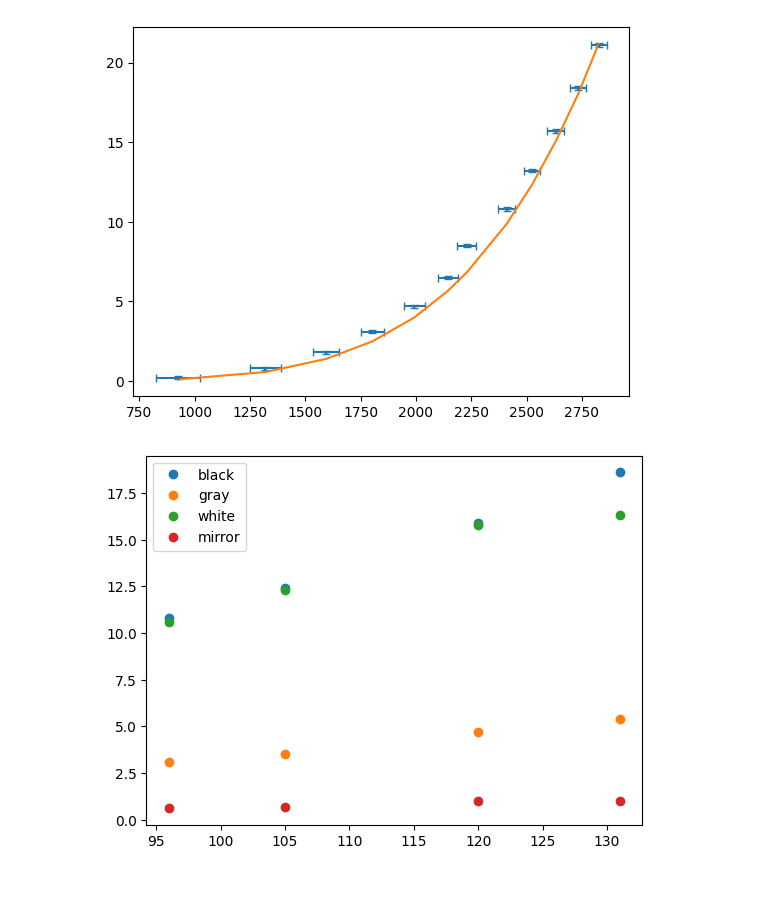
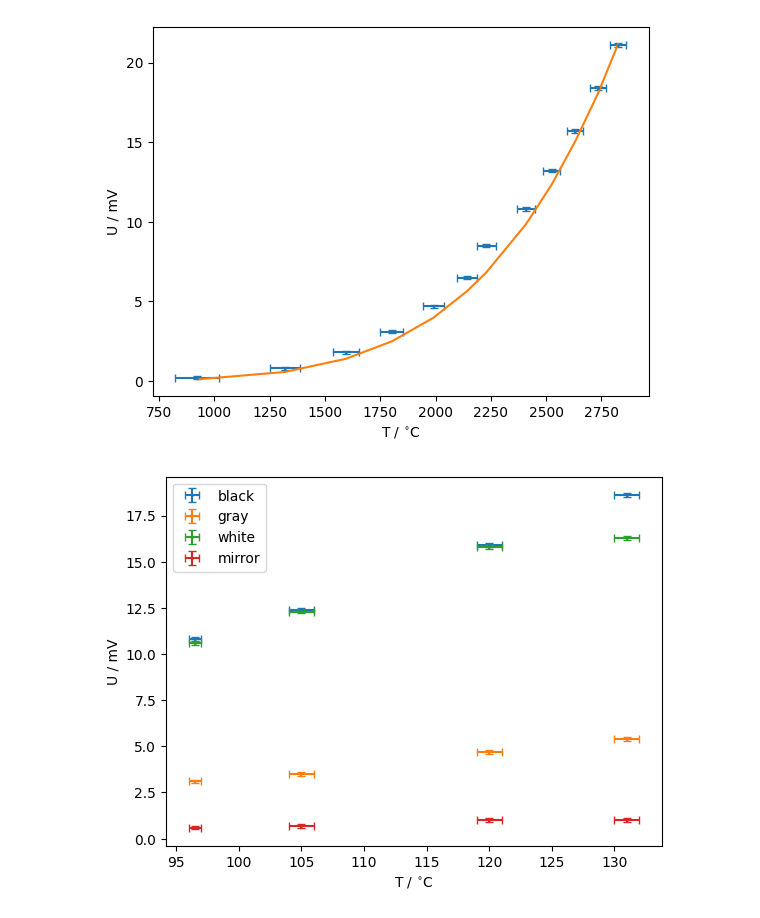
Before and after one commit to Joliv3r/Lab_Varmestraaling, a Jupyter notebook: code/data.ipynb, the cells around one changed output. Cells and saved outputs as stored; diff of their text form; code cells hidden in the pictures; blank space fills up the shorter version.

Commit message:
finished error analysis

```diff
--- a/code/data.ipynb
+++ b/code/data.ipynb
@@ -58,20 +58,25 @@ dT = [dtemp(k[1], k[2]) for k in data]
 
 plt.errorbar(T, mV, fmt='o', xerr=dT, yerr=dV, capsize=3, markersize=1)
 plt.plot(T, I)
+plt.xlabel('T / $^{\circ}$C')
+plt.ylabel('U / mV')
 plt.savefig('SB_lamp.pdf')
 plt.show()
 # %% [output]
-[figure, old version]
+[figure, new version]
 # %%
 data = np.loadtxt('LC.csv', delimiter=',', dtype=float, skiprows=1)
 
 T = [k[5] for k in data]
+err = [k[6] for k in data]
 
 for i, color in zip(range(4), ['black', 'gray', 'white', 'mirror']):
-    plt.plot(T, [k[i] for k in data], 'o', label=color)
+    plt.errorbar(T, [k[i] for k in data], xerr=err, yerr=0.1, fmt='o', label=color, capsize=3, markersize=1)
 
+plt.xlabel('T / $^{\circ}$C')
+plt.ylabel('U / mV')
+plt.legend()
 
-plt.legend()
 plt.show()
 # %% [output]
-[figure, old version]
+[figure, new version]
```
Also changed, not shown: 3 other files.
